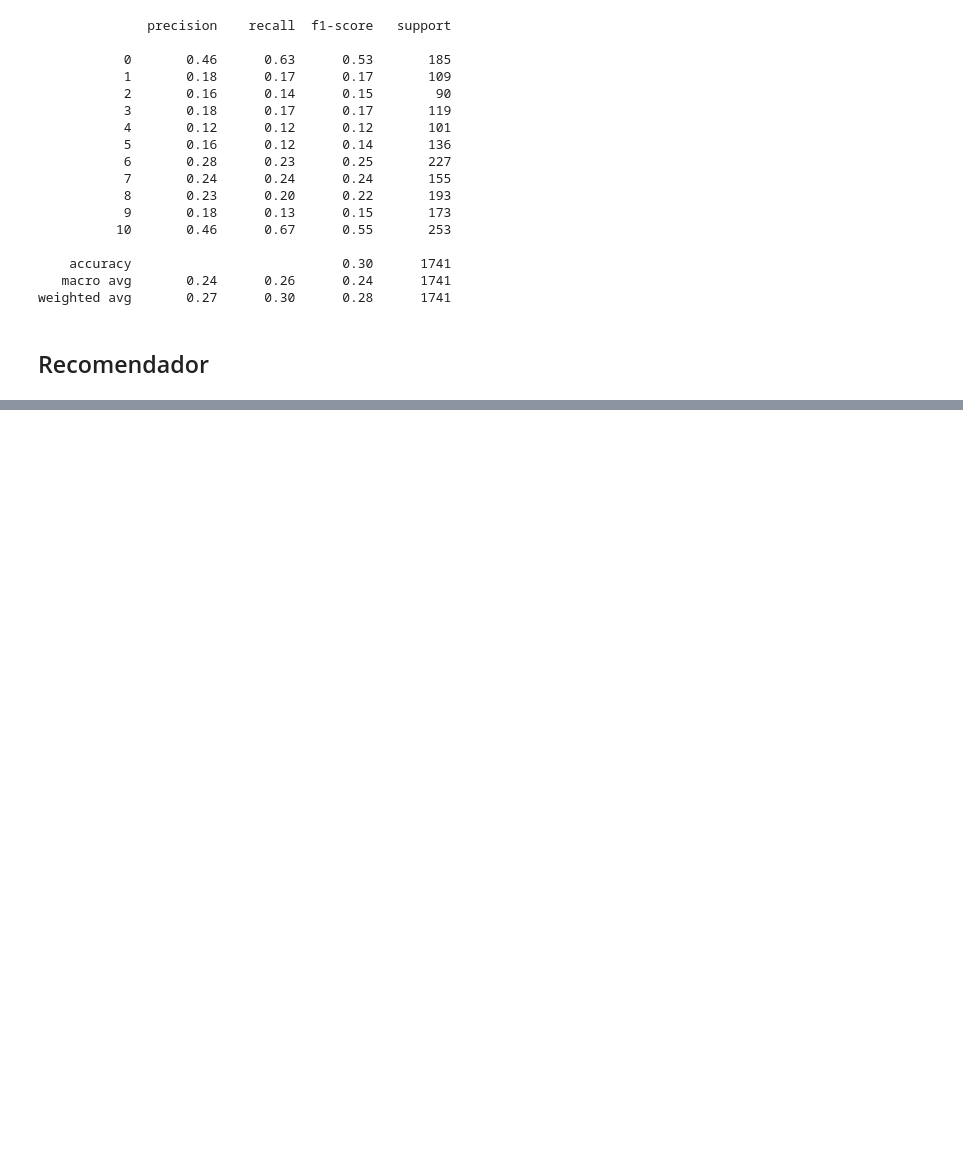
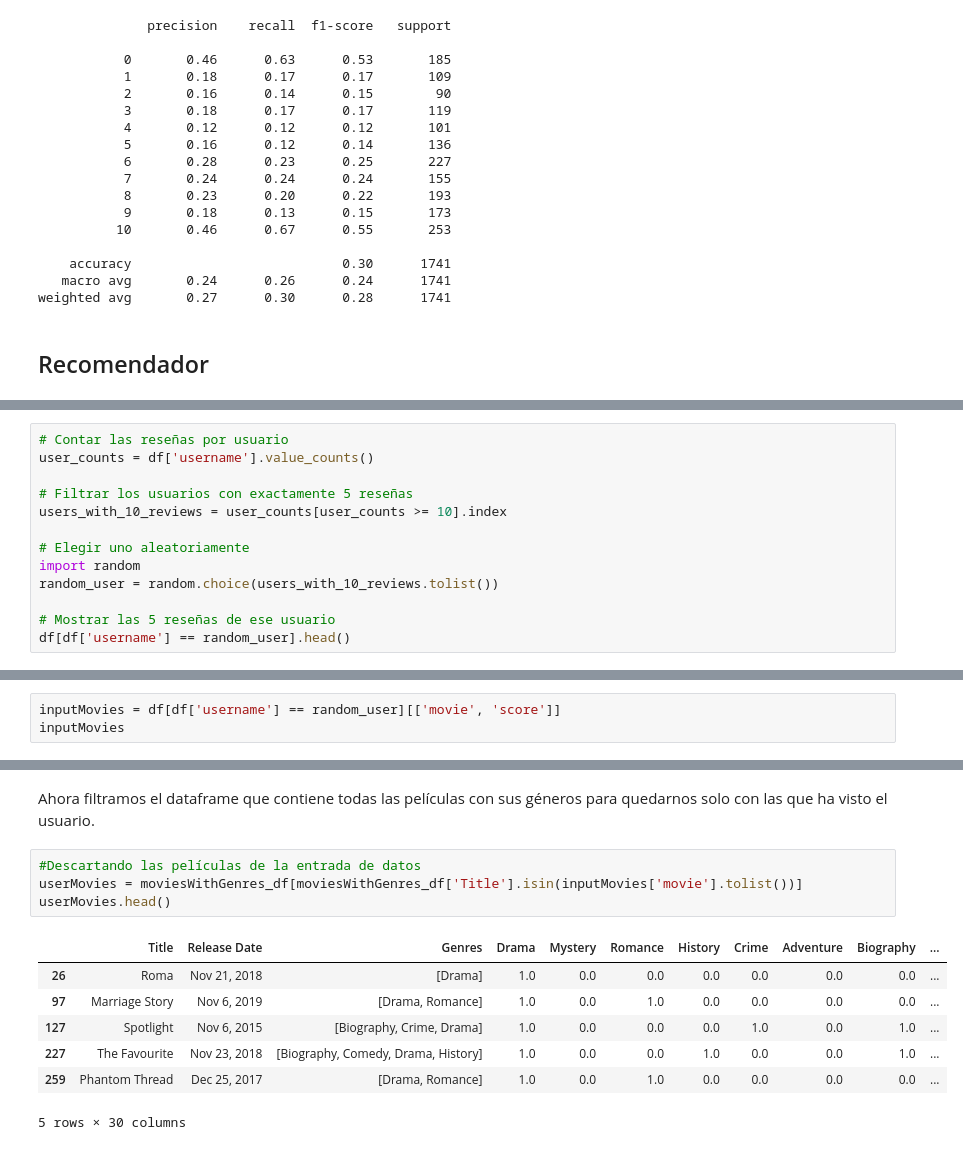
Before and after one commit to jugarbus/Proyecto_NLP, a Jupyter notebook: proyecto_NLP.ipynb, the cells around one changed output, grey strips where cells are left out. Drawn from its saved outputs; the diff is of its cells as text; blank space fills up the shorter version.

```diff
--- a/proyecto_NLP.ipynb
+++ b/proyecto_NLP.ipynb
@@ -1546,0 +1432,13 @@ inputMovies
+# %%
+# Contar las reseñas por usuario
+user_counts = df['username'].value_counts()
+
+# Filtrar los usuarios con exactamente 5 reseñas
+users_with_10_reviews = user_counts[user_counts >= 10].index
+
+# Elegir uno aleatoriamente
+import random
+random_user = random.choice(users_with_10_reviews.tolist())
+
+# Mostrar las 5 reseñas de ese usuario
+df[df['username'] == random_user].head()
@@ -1546,0 +1454,3 @@ inputMovies
+# %%
+inputMovies = df[df['username'] == random_user][['movie', 'score']]
+inputMovies
@@ -1546,0 +1475,14 @@ inputMovies
+# %% [markdown]
+Ahora filtramos el dataframe que contiene todas las películas con sus géneros para quedarnos solo con las que ha visto el usuario.
+# %%
+#Descartando las películas de la entrada de datos
+userMovies = moviesWithGenres_df[moviesWithGenres_df['Title'].isin(inputMovies['movie'].tolist())]
+userMovies.head()
+# %% [output]
+|  | Title | Release Date | Genres | Drama | Mystery | Romance | History | Crime | Adventure | Biography | ... |
+| 26 | Roma | Nov 21, 2018 | [Drama] | 1.0 | 0.0 | 0.0 | 0.0 | 0.0 | 0.0 | 0.0 | ... |
+| 97 | Marriage Story | Nov 6, 2019 | [Drama, Romance] | 1.0 | 0.0 | 1.0 | 0.0 | 0.0 | 0.0 | 0.0 | ... |
+| 127 | Spotlight | Nov 6, 2015 | [Biography, Crime, Drama] | 1.0 | 0.0 | 0.0 | 0.0 | 1.0 | 0.0 | 1.0 | ... |
+| 227 | The Favourite | Nov 23, 2018 | [Biography, Comedy, Drama, History] | 1.0 | 0.0 | 0.0 | 1.0 | 0.0 | 0.0 | 1.0 | ... |
+| 259 | Phantom Thread | Dec 25, 2017 | [Drama, Romance] | 1.0 | 0.0 | 1.0 | 0.0 | 0.0 | 0.0 | 0.0 | ... |
+5 rows × 30 columns
```
Also changed, not shown: parts of 35 cells of this notebook, 1 other file.
